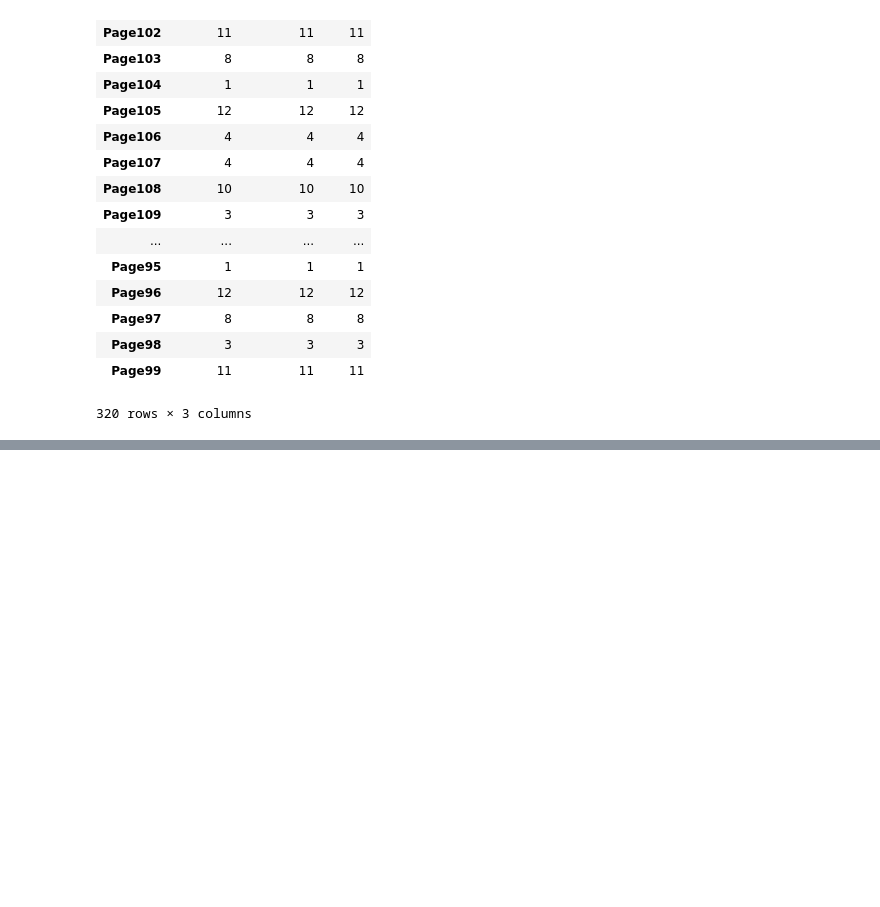
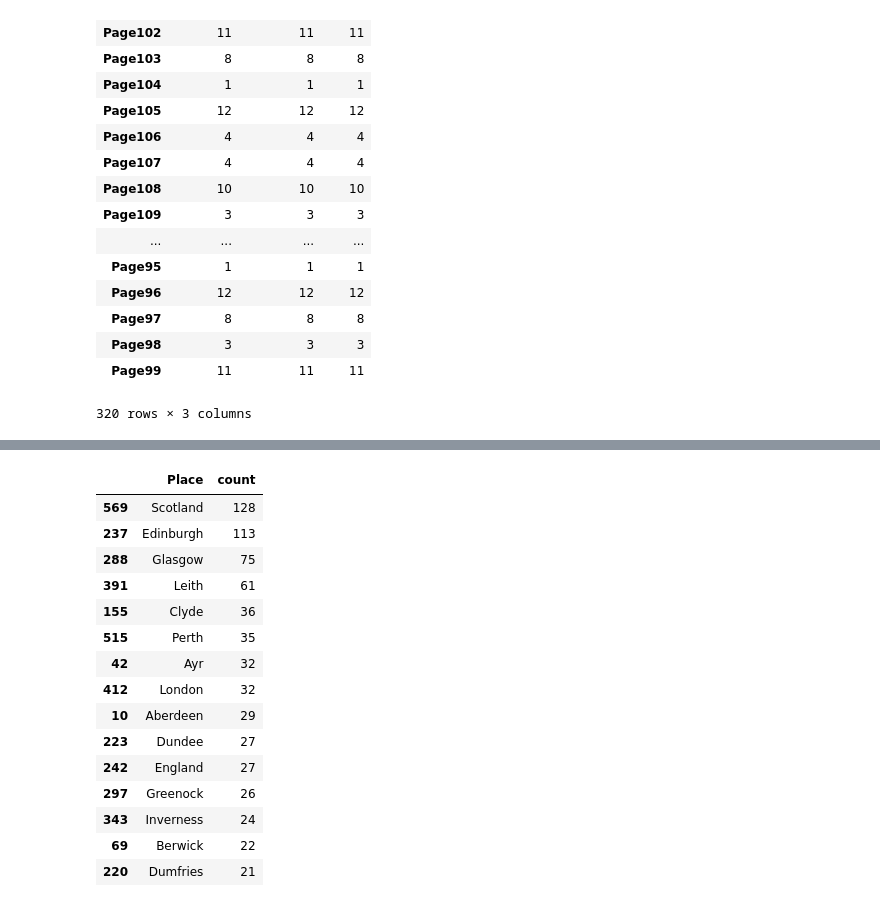
Before and after one commit to alan-turing-institute/defoe_visualization, a Jupyter notebook: Scottish_Gazetteer/Visualization_Geoparser_Original.ipynb, the cells around one changed output, grey strips where cells are left out. Cells and saved outputs as stored; diff of their text form; code cells hidden in the pictures; blank space fills up the shorter version.

```diff
--- a/Scottish_Gazetteer/Visualization_Geoparser_Original.ipynb
+++ b/Scottish_Gazetteer/Visualization_Geoparser_Original.ipynb
@@ -234,0 +281,25 @@ df_total.groupby("Page").count()
+# %%
+df_max_geolocations= df_total[['Latitude','Longitude', 'Place']].groupby(['Place'])['Place'] \
+                             .count() \
+                             .reset_index(name='count') \
+                             .sort_values(['count'], ascending=False)
+
+
+df_max_geolocations.head(15)
+# %% [output]
+|  | Place | count |
+| 569 | Scotland | 128 |
+| 237 | Edinburgh | 113 |
+| 288 | Glasgow | 75 |
+| 391 | Leith | 61 |
+| 155 | Clyde | 36 |
+| 515 | Perth | 35 |
+| 42 | Ayr | 32 |
+| 412 | London | 32 |
+| 10 | Aberdeen | 29 |
+| 223 | Dundee | 27 |
+| 242 | England | 27 |
+| 297 | Greenock | 26 |
+| 343 | Inverness | 24 |
+| 69 | Berwick | 22 |
+| 220 | Dumfries | 21 |
```
Also changed, not shown: parts of 8 cells of this notebook.
